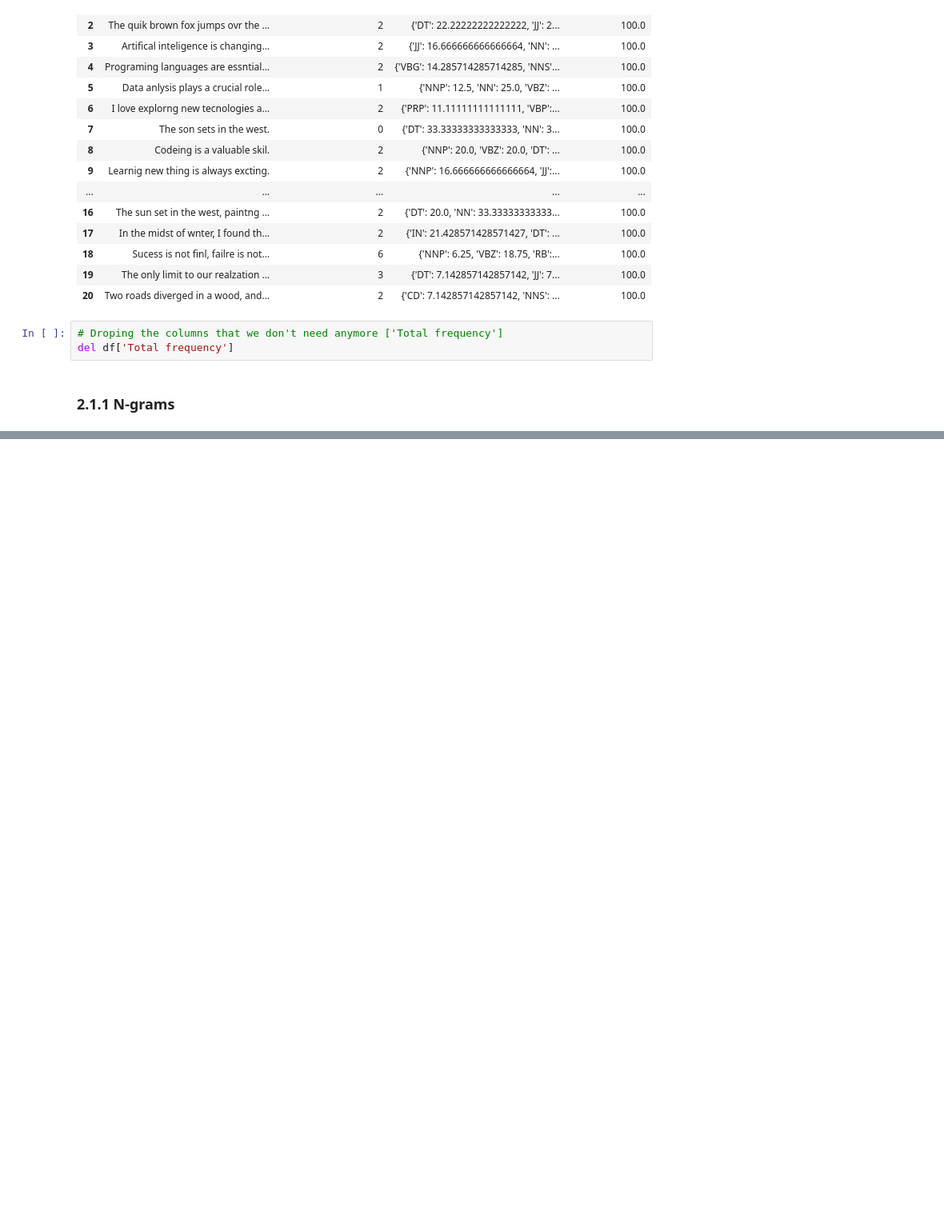
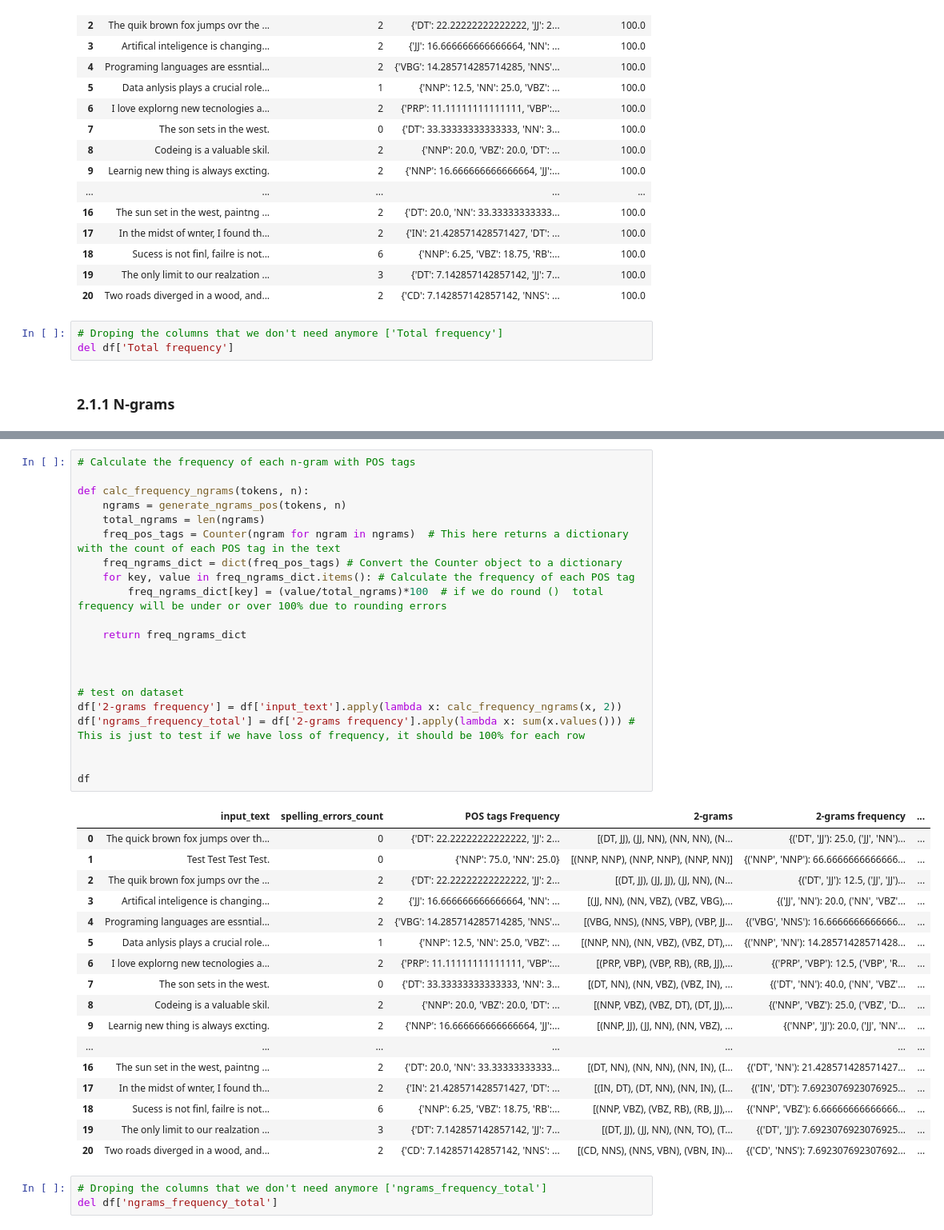
Before and after one commit to eddev00/ML-Project-CL, a Jupyter notebook: pre_processing.ipynb, the cells around one changed output, grey strips where cells are left out. Shown: that part at 80% size. Saved outputs shown, nothing was run; the diff lists cells and outputs as text; blank space fills up the shorter version.

```diff
--- a/pre_processing.ipynb
+++ b/pre_processing.ipynb
@@ -272,3 +275,45 @@ ngrams_with_pos_tags:  [('CD', 'NNS'), ('NNS', 'VBN'), ('VBN', 'IN'), ('IN', 'DT
 | 18 | Sucess is not finl, failre is not... | 6 | {'NNP': 6.25, 'VBZ': 18.75, 'RB':... | [(NNP, VBZ), (VBZ, RB), (RB, JJ),... |
 | 19 | The only limit to our realzation ... | 3 | {'DT': 7.142857142857142, 'JJ': 7... | [(DT, JJ), (JJ, NN), (NN, TO), (T... |
 | 20 | Two roads diverged in a wood, and... | 2 | {'CD': 7.142857142857142, 'NNS': ... | [(CD, NNS), (NNS, VBN), (VBN, IN)... |
+# %%
+# Calculate the frequency of each n-gram with POS tags
+
+def calc_frequency_ngrams(tokens, n):
+    ngrams = generate_ngrams_pos(tokens, n)
+    total_ngrams = len(ngrams)
+    freq_pos_tags = Counter(ngram for ngram in ngrams)  # This here returns a dictionary with the count of each POS tag in the text
+    freq_ngrams_dict = dict(freq_pos_tags) # Convert the Counter object to a dictionary
+    for key, value in freq_ngrams_dict.items(): # Calculate the frequency of each POS tag
+        freq_ngrams_dict[key] = (value/total_ngrams)*100  # if we do round ()  total frequency will be under or over 100% due to rounding errors
+
+    return freq_ngrams_dict
+
+
+
+# test on dataset
+df['2-grams frequency'] = df['input_text'].apply(lambda x: calc_frequency_ngrams(x, 2))
+df['ngrams_frequency_total'] = df['2-grams frequency'].apply(lambda x: sum(x.values())) # This is just to test if we have loss of frequency, it should be 100% for each row
+
+
+df
+# %% [output]
+|  | input_text | spelling_errors_count | POS tags Frequency | 2-grams | 2-grams frequency | ... |
+| 0 | The quick brown fox jumps over th... | 0 | {'DT': 22.22222222222222, 'JJ': 2... | [(DT, JJ), (JJ, NN), (NN, NN), (N... | {('DT', 'JJ'): 25.0, ('JJ', 'NN')... | ... |
+| 1 | Test Test Test Test. | 0 | {'NNP': 75.0, 'NN': 25.0} | [(NNP, NNP), (NNP, NNP), (NNP, NN)] | {('NNP', 'NNP'): 66.6666666666666... | ... |
+| 2 | The quik brown fox jumps ovr the ... | 2 | {'DT': 22.22222222222222, 'JJ': 2... | [(DT, JJ), (JJ, JJ), (JJ, NN), (N... | {('DT', 'JJ'): 12.5, ('JJ', 'JJ')... | ... |
+| 3 | Artifical inteligence is changing... | 2 | {'JJ': 16.666666666666664, 'NN': ... | [(JJ, NN), (NN, VBZ), (VBZ, VBG),... | {('JJ', 'NN'): 20.0, ('NN', 'VBZ'... | ... |
+| 4 | Programing languages are essntial... | 2 | {'VBG': 14.285714285714285, 'NNS'... | [(VBG, NNS), (NNS, VBP), (VBP, JJ... | {('VBG', 'NNS'): 16.6666666666666... | ... |
+| 5 | Data anlysis plays a crucial role... | 1 | {'NNP': 12.5, 'NN': 25.0, 'VBZ': ... | [(NNP, NN), (NN, VBZ), (VBZ, DT),... | {('NNP', 'NN'): 14.28571428571428... | ... |
+| 6 | I love explorng new tecnologies a... | 2 | {'PRP': 11.11111111111111, 'VBP':... | [(PRP, VBP), (VBP, RB), (RB, JJ),... | {('PRP', 'VBP'): 12.5, ('VBP', 'R... | ... |
+| 7 | The son sets in the west. | 0 | {'DT': 33.33333333333333, 'NN': 3... | [(DT, NN), (NN, VBZ), (VBZ, IN), ... | {('DT', 'NN'): 40.0, ('NN', 'VBZ'... | ... |
+| 8 | Codeing is a valuable skil. | 2 | {'NNP': 20.0, 'VBZ': 20.0, 'DT': ... | [(NNP, VBZ), (VBZ, DT), (DT, JJ),... | {('NNP', 'VBZ'): 25.0, ('VBZ', 'D... | ... |
+| 9 | Learnig new thing is always excting. | 2 | {'NNP': 16.666666666666664, 'JJ':... | [(NNP, JJ), (JJ, NN), (NN, VBZ), ... | {('NNP', 'JJ'): 20.0, ('JJ', 'NN'... | ... |
+| ... | ... | ... | ... | ... | ... | ... |
+| 16 | The sun set in the west, paintng ... | 2 | {'DT': 20.0, 'NN': 33.33333333333... | [(DT, NN), (NN, NN), (NN, IN), (I... | {('DT', 'NN'): 21.428571428571427... | ... |
+| 17 | In the midst of wnter, I found th... | 2 | {'IN': 21.428571428571427, 'DT': ... | [(IN, DT), (DT, NN), (NN, IN), (I... | {('IN', 'DT'): 7.6923076923076925... | ... |
+| 18 | Sucess is not finl, failre is not... | 6 | {'NNP': 6.25, 'VBZ': 18.75, 'RB':... | [(NNP, VBZ), (VBZ, RB), (RB, JJ),... | {('NNP', 'VBZ'): 6.66666666666666... | ... |
+| 19 | The only limit to our realzation ... | 3 | {'DT': 7.142857142857142, 'JJ': 7... | [(DT, JJ), (JJ, NN), (NN, TO), (T... | {('DT', 'JJ'): 7.6923076923076925... | ... |
+| 20 | Two roads diverged in a wood, and... | 2 | {'CD': 7.142857142857142, 'NNS': ... | [(CD, NNS), (NNS, VBN), (VBN, IN)... | {('CD', 'NNS'): 7.692307692307692... | ... |
+# %%
+# Droping the columns that we don't need anymore ['ngrams_frequency_total']
+del df['ngrams_frequency_total']
```
Also changed, not shown: parts of 2 cells of this notebook.
